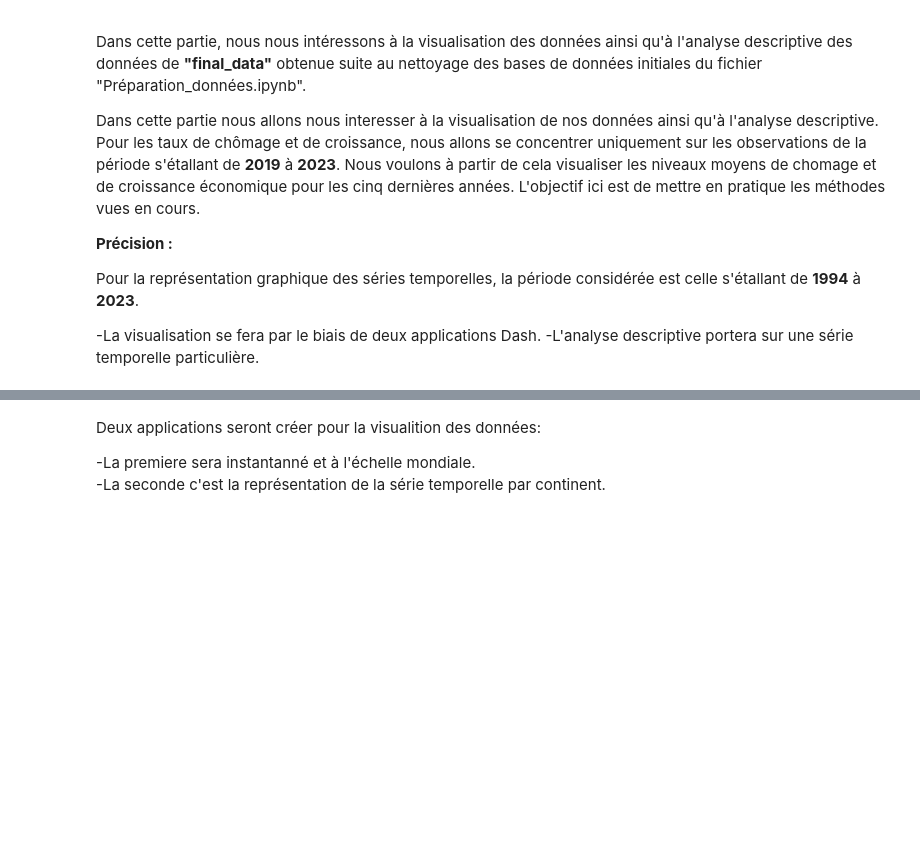
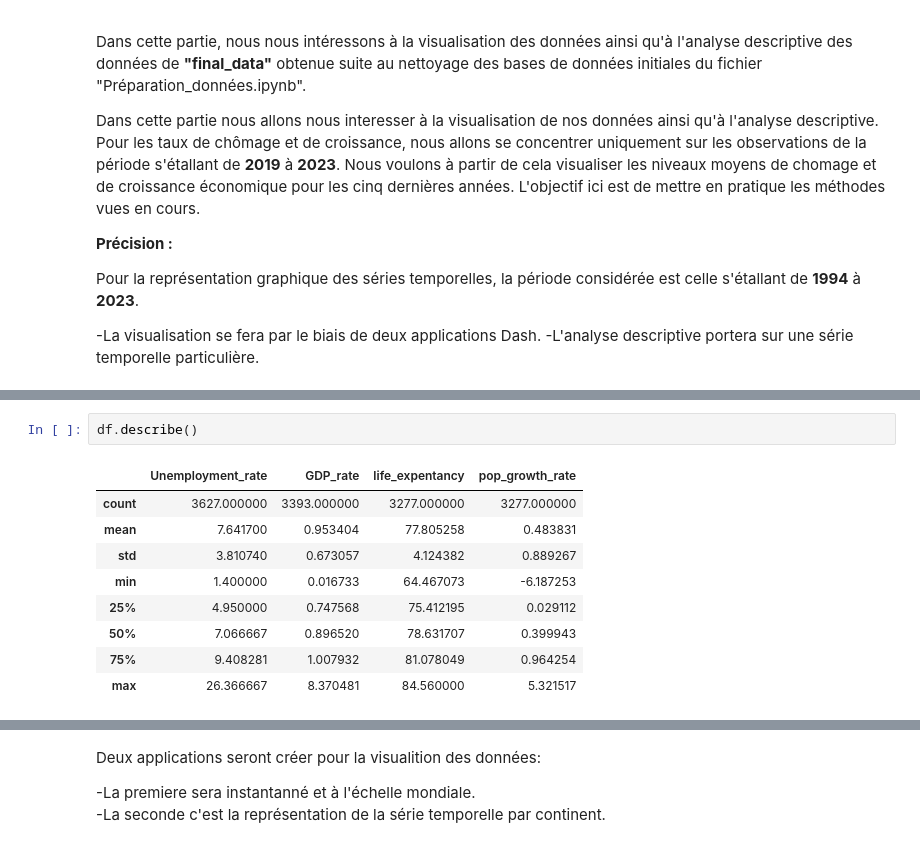
Before and after one commit to Marimar4/Projet-Python, a Jupyter notebook: monmodule/EDA.ipynb, the cells around one changed output, grey strips where cells are left out. Drawn from its saved outputs; the diff is of its cells as text; blank space fills up the shorter version.

```diff
--- a/monmodule/EDA.ipynb
+++ b/monmodule/EDA.ipynb
@@ -30,3 +60,15 @@ df.head()
+# %%
+df.describe()
+# %% [output]
+|  | Unemployment_rate | GDP_rate | life_expentancy | pop_growth_rate |
+| count | 3627.000000 | 3393.000000 | 3277.000000 | 3277.000000 |
+| mean | 7.641700 | 0.953404 | 77.805258 | 0.483831 |
+| std | 3.810740 | 0.673057 | 4.124382 | 0.889267 |
+| min | 1.400000 | 0.016733 | 64.467073 | -6.187253 |
+| 25% | 4.950000 | 0.747568 | 75.412195 | 0.029112 |
+| 50% | 7.066667 | 0.896520 | 78.631707 | 0.399943 |
+| 75% | 9.408281 | 1.007932 | 81.078049 | 0.964254 |
+| max | 26.366667 | 8.370481 | 84.560000 | 5.321517 |
 # %%
 # Telécharger le shapefile
 world = d.gpd.read_file(d.gpd.datasets.get_path('naturalearth_lowres'))
```
Also changed, not shown: parts of 27 cells of this notebook, 1 other file.
